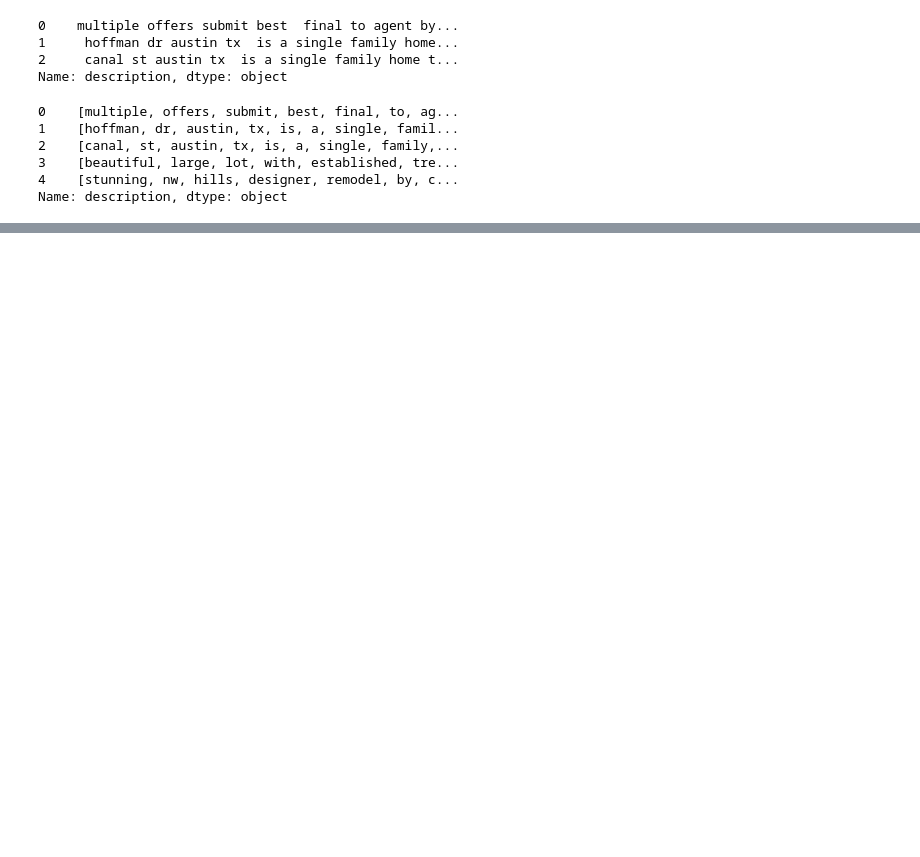
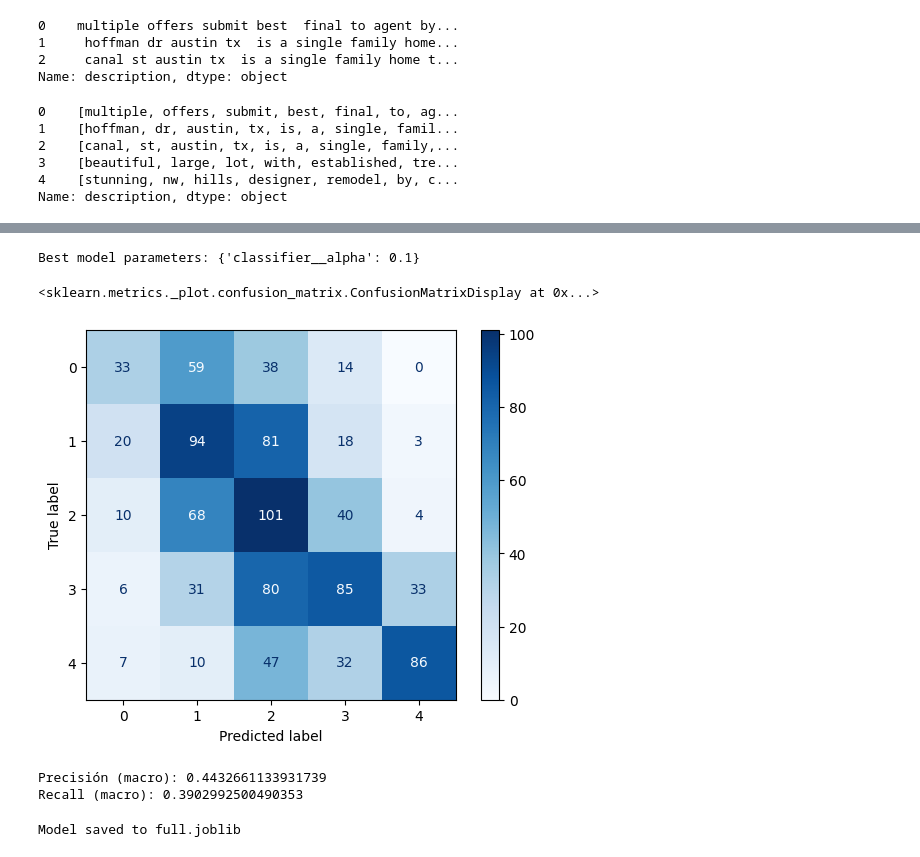
Before and after one commit to urcuqui/Data-Science, a Jupyter notebook: Challenges/fullstack/full.ipynb, the cells around one changed output, grey strips where cells are left out. Cells and saved outputs as stored; diff of their text form; code cells hidden in the pictures; blank space fills up the shorter version.

Commit message:
new challenge
new challenge is performing

```diff
--- a/Challenges/fullstack/full.ipynb
+++ b/Challenges/fullstack/full.ipynb
@@ -188,0 +215,69 @@ plt.show()
+# %%
+from sklearn.model_selection import train_test_split, GridSearchCV
+from sklearn.naive_bayes import MultinomialNB
+from sklearn.pipeline import Pipeline
+
+# Build the pipeline by combining vectorization and classification
+pipeline = Pipeline([
+    ("vectorizer", vectorizer),
+    ("classifier", MultinomialNB())
+])
+# %%
+# Define the parameter grid for hyperparameter tuning
+param_grid = {
+    "classifier__alpha": [0.01, 0.1, 0.15, 0.2, 0.25, 0.5, 0.75, 1.0]
+}
+
+# Perform the grid search with 5-fold cross-validation and the F1-score as metric
+grid_search = GridSearchCV(
+    pipeline,
+    param_grid,
+    cv=10,
+    scoring="f1_macro"
+)
+
+# Fit the grid search on the full dataset
+grid_search.fit(X_train, y_train)
+
+# Extract the best model identified by the grid search
+best_model = grid_search.best_estimator_
+print("Best model parameters:", grid_search.best_params_)
+# %% [output]
+Best model parameters: {'classifier__alpha': 0.1}
+# %%
+X_new = best_model.named_steps["vectorizer"].transform(X_test)
+y_pred = best_model.named_steps["classifier"].predict(X_new)
+# %%
+from sklearn.metrics import confusion_matrix, ConfusionMatrixDisplay
+
+# Generar la matriz de confusión
+cm = confusion_matrix(y_test, y_pred)
+
+# Visualizar la matriz de confusión
+disp = ConfusionMatrixDisplay(confusion_matrix=cm, display_labels=label_encoder.classes_)
+disp.plot(cmap="Blues")
+# %% [output]
+<sklearn.metrics._plot.confusion_matrix.ConfusionMatrixDisplay at 0x...>
+[figure, added]
+# %%
+from sklearn.metrics import precision_score, recall_score
+
+# Calcular precisión y recall
+precision = precision_score(y_test, y_pred, average='macro')  # Cambia 'macro' según lo que necesites
+recall = recall_score(y_test, y_pred, average='macro')
+
+print("Precisión (macro):", precision)
+print("Recall (macro):", recall)
+# %% [output]
+Precisión (macro): 0.4432661133931739
+Recall (macro): 0.3902992500490353
+# %%
+import joblib
+
+# Save the trained model to a file for future use
+model_filename = 'full.joblib'
+joblib.dump(best_model, model_filename)
+
+print(f"Model saved to {model_filename}")
+# %% [output]
+Model saved to full.joblib
```
Also changed, not shown: parts of 10 cells of this notebook, 3 other files.
